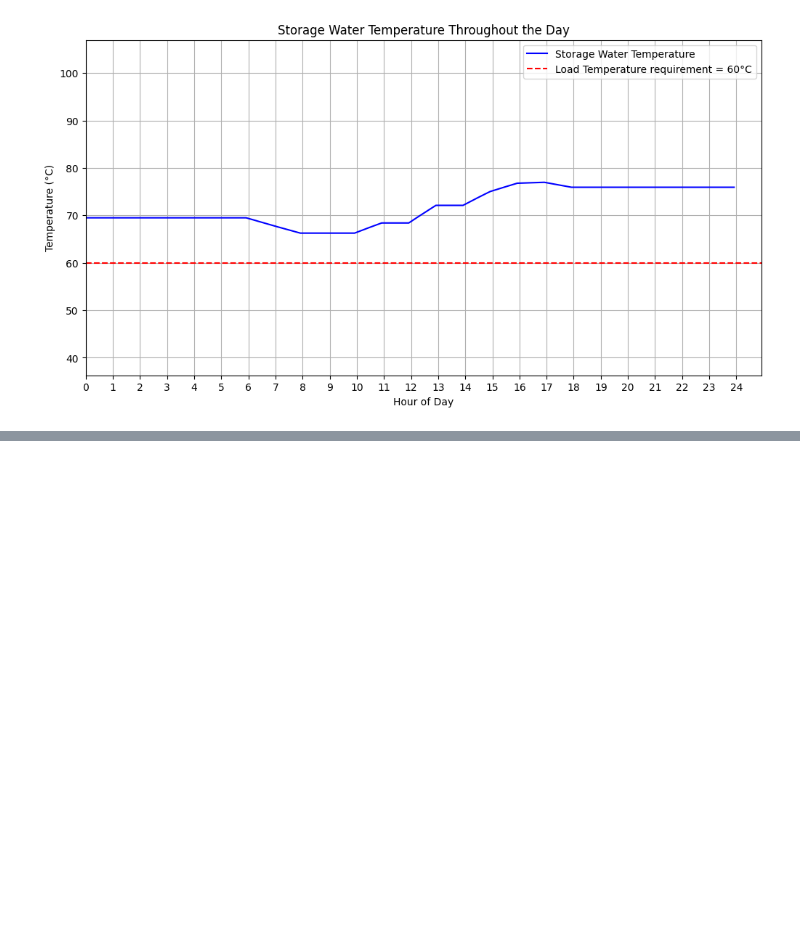
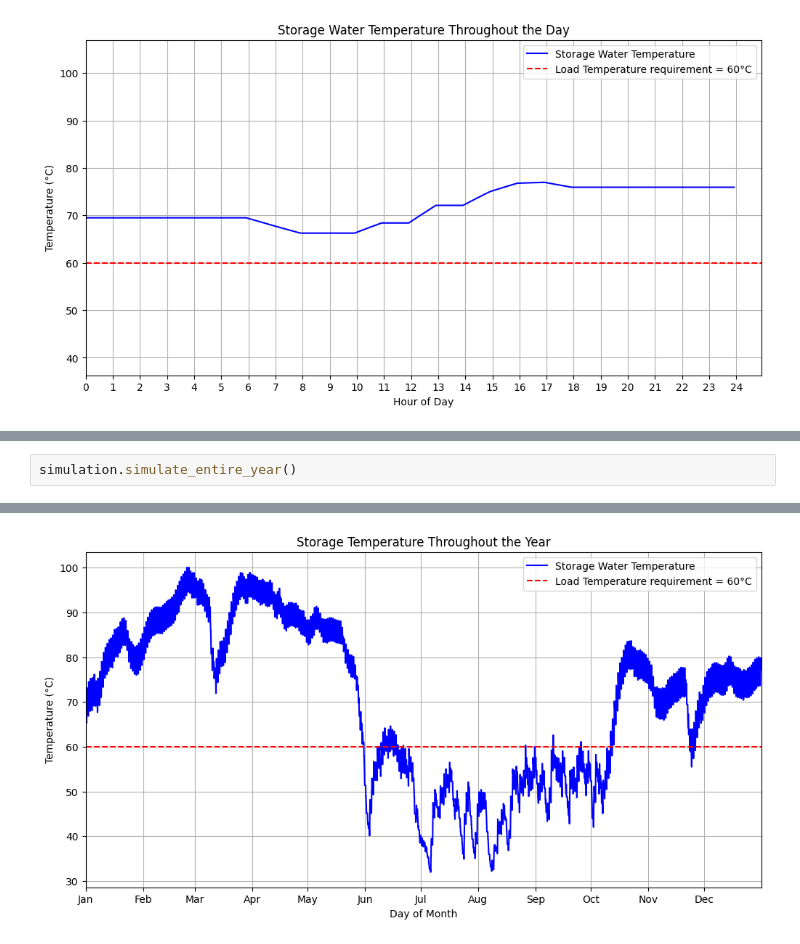
Before and after one commit to yashladd/solar_water_heater, a Jupyter notebook: latest.ipynb, the cells around one changed output, grey strips where cells are left out. Cells and saved outputs as stored; diff of their text form; blank space fills up the shorter version.

```diff
--- a/latest.ipynb
+++ b/latest.ipynb
@@ -71,0 +73,3 @@ STORAGE_WATER_TEMPERATURE_LEN 8928
+# %%
+simulation.simulate_entire_year()
+# %% [output]
@@ -71,0 +93 @@ STORAGE_WATER_TEMPERATURE_LEN 8928
+[figure, added]
```
Also changed, not shown: parts of 5 cells of this notebook, 2 other files.
